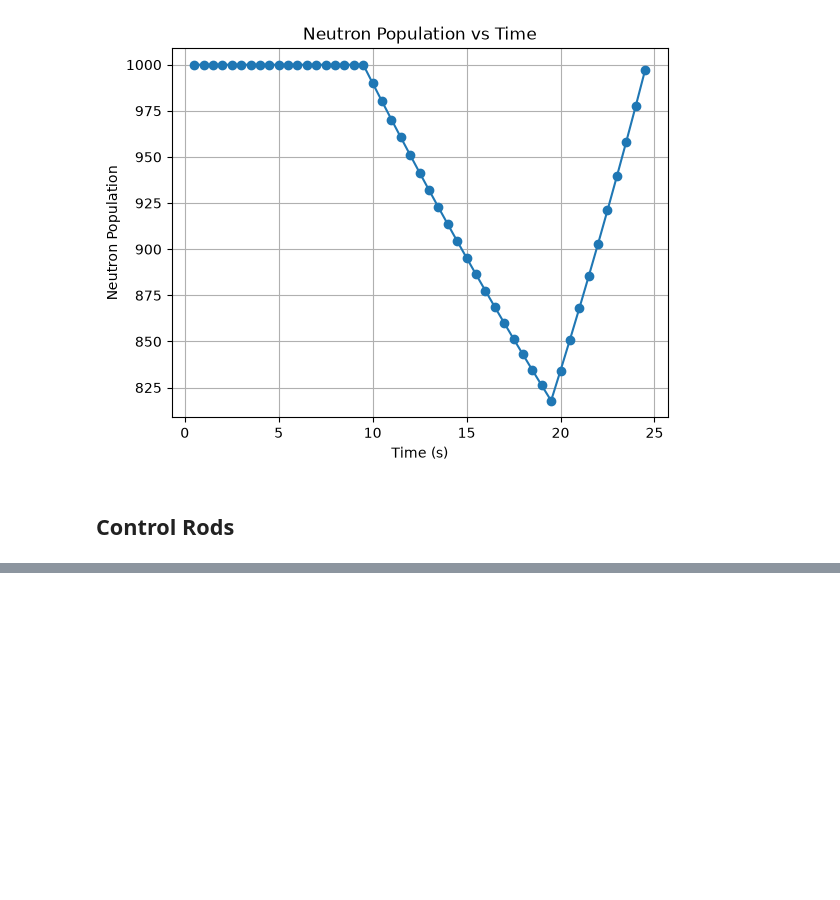
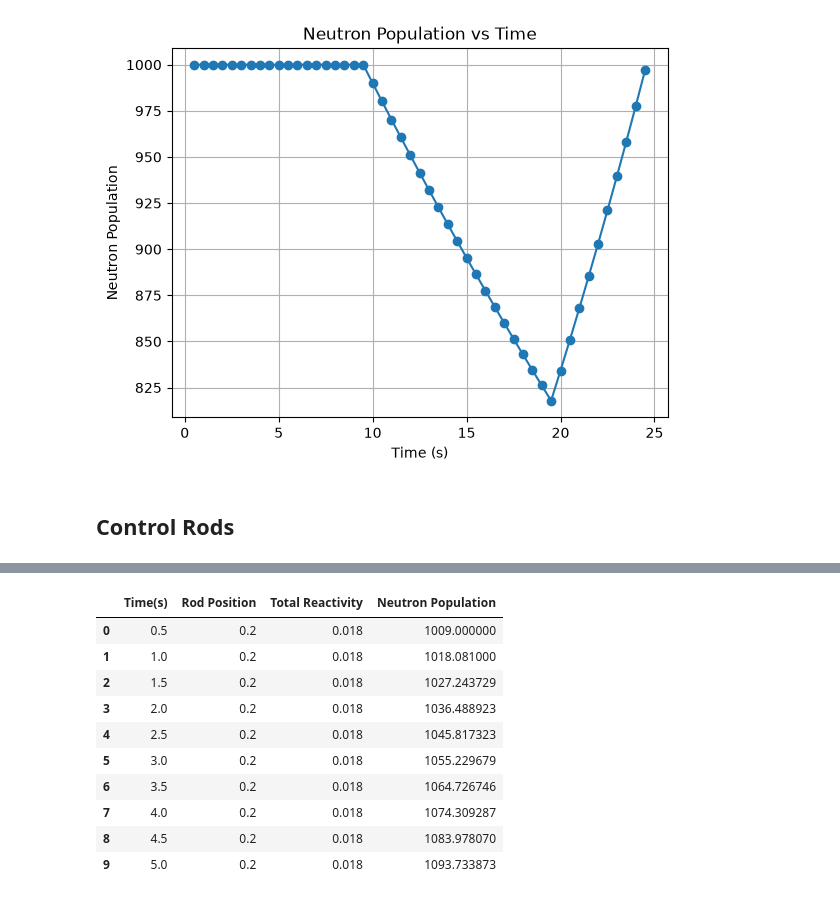
Before and after one commit to imfavour6/reactor-power-simulation, a Jupyter notebook: notebooks/reactor-sim.ipynb, the cells around one changed output, grey strips where cells are left out. Saved outputs shown, nothing was run; the diff lists cells and outputs as text; code cells hidden in the pictures; blank space fills up the shorter version.

Commit message:
Add control rod simulation

```diff
--- a/notebooks/reactor-sim.ipynb
+++ b/notebooks/reactor-sim.ipynb
@@ -51,7 +51,7 @@ print("Time:", 0, "seconds", "Neutrons:", neutrons)
 for step in range(1, number_of_steps):
     time = step * dt  # Calculate the current time based on the step and time increment
 
-    change_in_neutrons = neutrons * reactivity # Calculate the change in neutrons based on reactivity
+    change_in_neutrons = neutrons * reactivity * dt# Calculate the change in neutrons based on reactivity
     new_neutrons = neutrons + change_in_neutrons # Calculate the new number of neutrons after the change
     neutrons = new_neutrons  # Update neutrons for the next iteration
     neutron_history.append(neutrons)  # Append the new number of neutrons to the neutron_history
@@ -203,11 +203,16 @@ rod_position = 0.2  # Initial position of the control rod (0.0 = fully withdrawn
 max_rod_reactivity = -0.01  # Reactivity effect when rods are fully inserted
 
 base_reactivity = 0.02  # Base reactivity of the reactor without control rod insertion
+neutrons = 1000  # Initial number of neutrons in the reactor
 
 # Time settings
 dt = 0.5
 number_of_steps = 50
 
+rod_history = []  # List to store the history of control rod positions
+neutron_history = []  # List to store the history of neutron populations
+total_reactivity_history = []  # List to store the history of total reactivity values
+time_history = []  # List to store the history of time values
 for step in range(1, number_of_steps):
     time = step * dt
     if time < 10:
@@ -218,3 +223,13 @@ for step in range(1, number_of_steps):
         rod_position = 0.8
     rod_reactivity = rod_position * max_rod_reactivity  # Calculate the reactivity based on the control rod position
     total_reactivity = base_reactivity + rod_reactivity  # Calculate the total reactivity considering the control rod effect
+    change_in_neutrons = neutrons * total_reactivity * dt  # Calculate the change in neutrons based on total reactivity
+    new_neutrons = neutrons + change_in_neutrons  # Calculate the new number of neutrons after the change
+    neutrons = new_neutrons  # Update neutrons for the next iteration
+
+
+    rod_history.append(rod_position)  # Append the current control rod position to the rod_history
+    neutron_history.append(neutrons)  # Append the current number of neutrons to the neutron_history
+    total_reactivity_history.append(total_reactivity)  # Append the current total reactivity to the total_reactivity_history
+    time_history.append(time)  # Append the current time to the time_history
+    print('Time:', time, 'seconds, ' 'Rod Position:', rod_position, 'Total Reactivity:', total_reactivity, 'Neutrons:', neutrons)  # Print the time, control rod position, total reactivity, and number of neutrons
@@ -220,0 +254,16 @@ for step in range(1, number_of_steps):
+# %%
+import pandas as pd
+df = pd.DataFrame({'Time(s)': time_history, 'Rod Position': rod_history, 'Total Reactivity': total_reactivity_history, 'Neutron Population': neutron_history})
+df.head(10)
+# %% [output]
+|  | Time(s) | Rod Position | Total Reactivity | Neutron Population |
+| 0 | 0.5 | 0.2 | 0.018 | 1009.000000 |
+| 1 | 1.0 | 0.2 | 0.018 | 1018.081000 |
+| 2 | 1.5 | 0.2 | 0.018 | 1027.243729 |
+| 3 | 2.0 | 0.2 | 0.018 | 1036.488923 |
+| 4 | 2.5 | 0.2 | 0.018 | 1045.817323 |
+| 5 | 3.0 | 0.2 | 0.018 | 1055.229679 |
+| 6 | 3.5 | 0.2 | 0.018 | 1064.726746 |
+| 7 | 4.0 | 0.2 | 0.018 | 1074.309287 |
+| 8 | 4.5 | 0.2 | 0.018 | 1083.978070 |
+| 9 | 5.0 | 0.2 | 0.018 | 1093.733873 |
```
Also changed, not shown: parts of 3 cells of this notebook.
